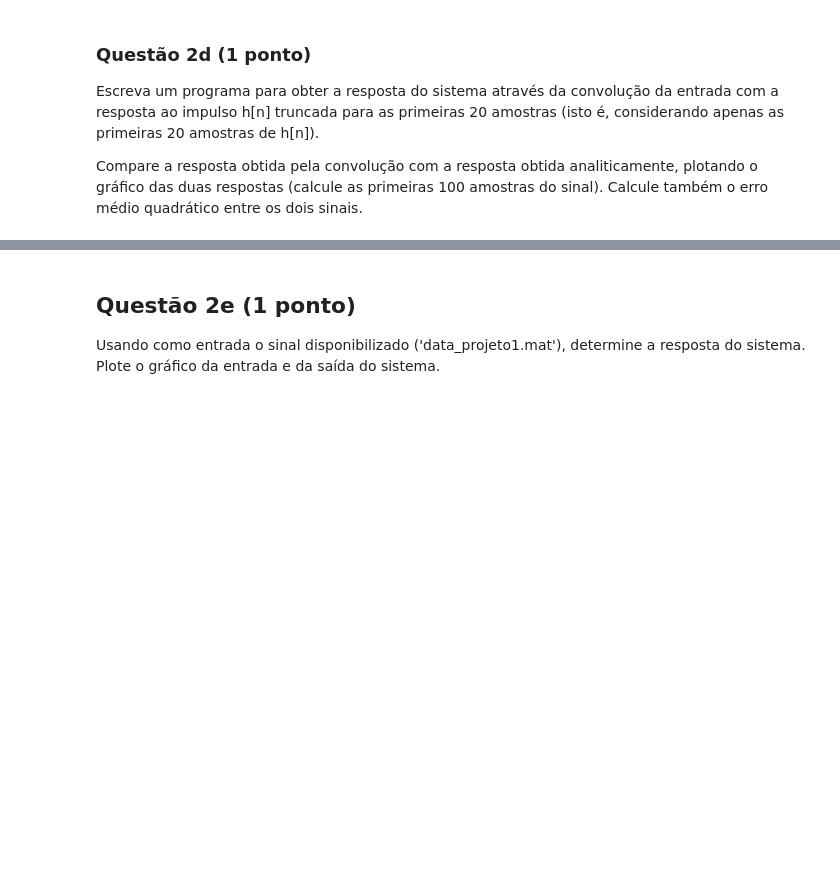
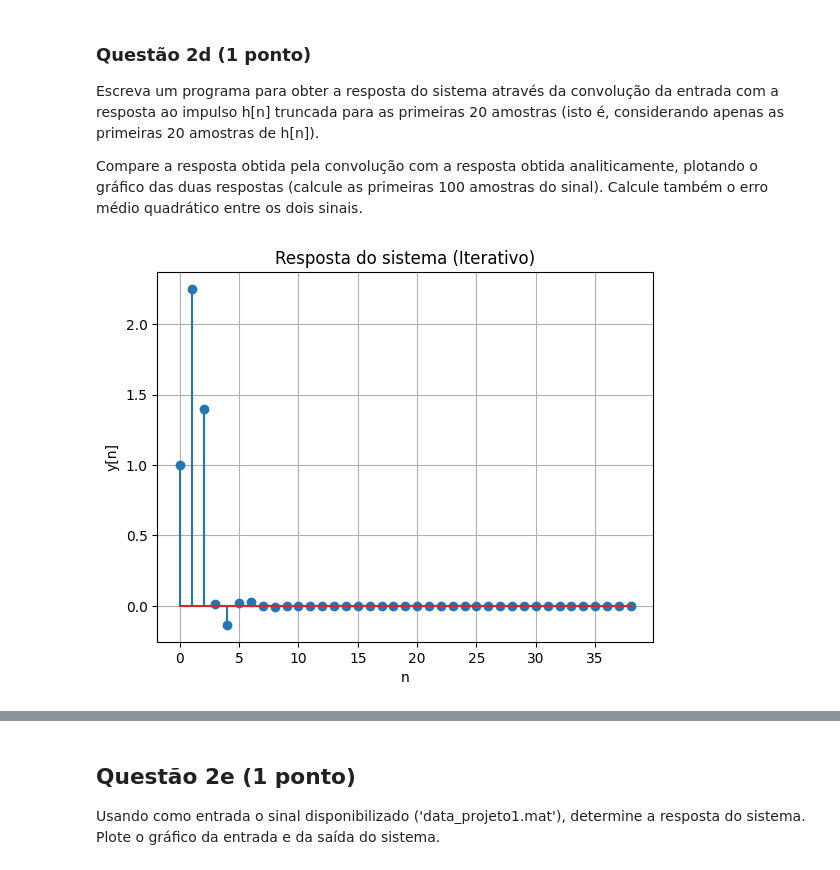
Before and after one commit to geraldotnf/sstd, a Jupyter notebook: Projeto_1/projeto1.ipynb, the cells around one changed output, grey strips where cells are left out. Cells and saved outputs as stored; diff of their text form; code cells hidden in the pictures; blank space fills up the shorter version.

```diff
--- a/Projeto_1/projeto1.ipynb
+++ b/Projeto_1/projeto1.ipynb
@@ -179,0 +232,17 @@ Compare a resposta obtida pela convolução com a resposta obtida analiticamente
+# %%
+### Código da questão 2d.
+
+x = np.zeros(20)
+for i in range(20):
+    x[i] = (0.25)**i
+
+y = np.convolve(h(20), x)
+
+plt.stem(y)
+plt.xlabel("n")
+plt.ylabel("y[n]")
+plt.title("Resposta do sistema (Iterativo)")
+plt.grid(True)
+plt.show()
+# %% [output]
+[figure, added]
```
Also changed, not shown: parts of 13 cells of this notebook.
